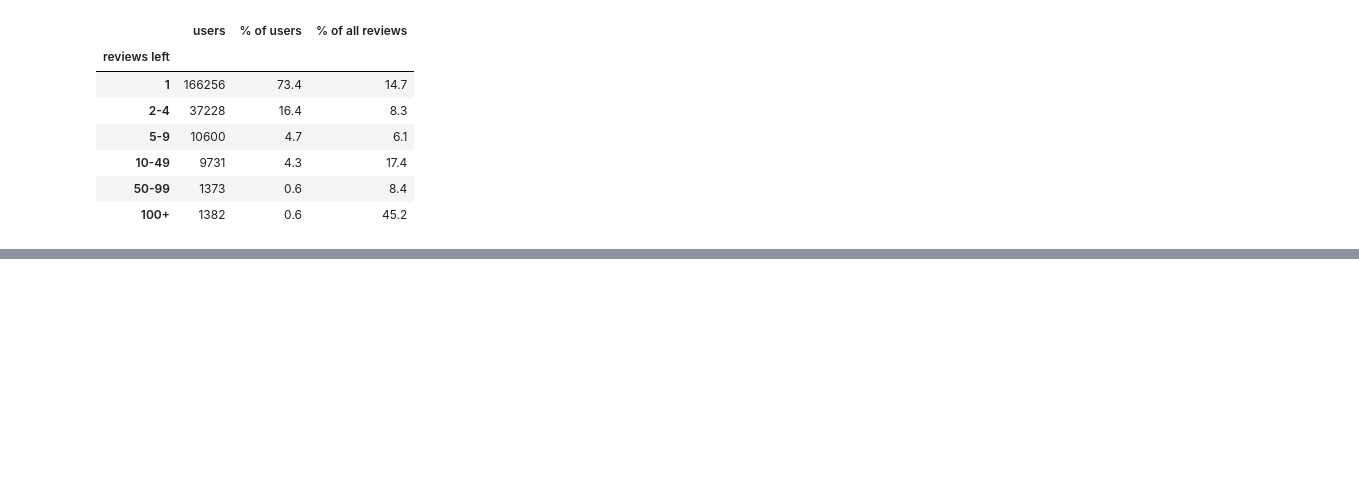
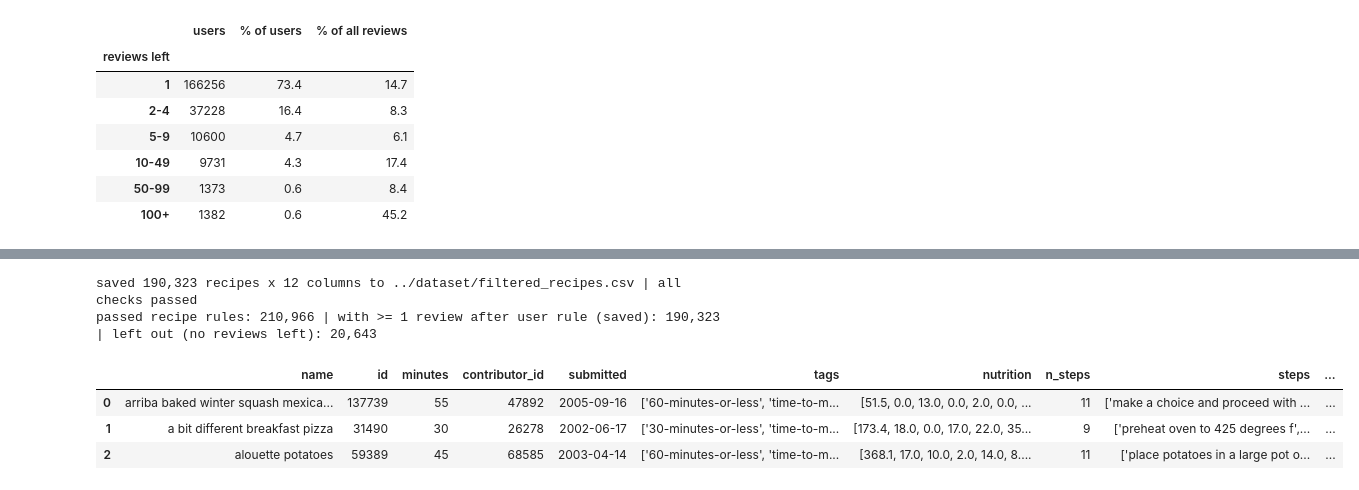
Before and after one commit to jut008/cse258-recipe-prediction-model, a Jupyter notebook: scratch/judy.ipynb, the cells around one changed output, grey strips where cells are left out. Drawn from its saved outputs; the diff is of its cells as text; code cells hidden in the pictures; blank space fills up the shorter version.

```diff
--- a/scratch/judy.ipynb
+++ b/scratch/judy.ipynb
@@ -106,0 +156,13 @@ users with 100+ reviews (last bar): 1,382 | 1,000+: 96
+# %%
+# sanity checks on the saved file
+chk = pd.read_csv(DATA_PATH + "filtered_interactions.csv")
+rec = recipes.set_index("id").loc[chk.recipe_id.unique()]
+assert (chk.rating > 0).all()
+assert rec.n_steps.between(MIN_STEPS, MAX_STEPS).all() and rec.n_ingredients.between(MIN_INGR, MAX_INGR).all()
+assert rec.minutes.between(MIN_MINUTES, MAX_MINUTES).all()
+assert chk.groupby("user_id").size().min() >= MIN_USER_REVIEWS
+print(f"saved {len(chk):,} rows to {DATA_PATH}filtered_interactions.csv | all checks passed")
+print("rating shares: " + " | ".join(f"{r}: {s:.1%}" for r, s in chk.rating.value_counts(normalize=True).sort_index().items()))
+print(f"reviews per user: min {chk.groupby('user_id').size().min()} | median {chk.groupby('user_id').size().median():.0f} | max {chk.groupby('user_id').size().max():,}")
+print(f"reviews per recipe: min {chk.groupby('recipe_id').size().min()} | median {chk.groupby('recipe_id').size().median():.0f} | max {chk.groupby('recipe_id').size().max():,}")
+chk.head()
@@ -106,0 +183,20 @@ users with 100+ reviews (last bar): 1,382 | 1,000+: 96
+# %%
+filtered_recipes = recipes[recipes.id.isin(filtered.recipe_id)].reset_index(drop=True)
+filtered_recipes.to_csv(DATA_PATH + "filtered_recipes.csv", index=False)
+
+chk_r = pd.read_csv(DATA_PATH + "filtered_recipes.csv")
+assert list(chk_r.columns) == list(recipes.columns)
+assert set(chk_r.id) == set(filtered.recipe_id)
+assert chk_r.n_steps.between(MIN_STEPS, MAX_STEPS).all() and chk_r.n_ingredients.between(MIN_INGR, MAX_INGR).all()
+assert chk_r.minutes.between(MIN_MINUTES, MAX_MINUTES).all()
+print(f"saved {len(chk_r):,} recipes x {chk_r.shape[1]} columns to {DATA_PATH}filtered_recipes.csv | all checks passed")
+print(f"passed recipe rules: {len(ok):,} | with >= 1 review after user rule (saved): {len(chk_r):,} | "
+      f"left out (no reviews left): {len(ok) - len(chk_r):,}")
+chk_r.head(3)
+# %% [output]
+saved 190,323 recipes x 12 columns to ../dataset/filtered_recipes.csv | all checks passed
+passed recipe rules: 210,966 | with >= 1 review after user rule (saved): 190,323 | left out (no reviews left): 20,643
+|  | name | id | minutes | contributor_id | submitted | tags | nutrition | n_steps | steps | ... |
+| 0 | arriba baked winter squash mexica... | 137739 | 55 | 47892 | 2005-09-16 | ['60-minutes-or-less', 'time-to-m... | [51.5, 0.0, 13.0, 0.0, 2.0, 0.0, ... | 11 | ['make a choice and proceed with ... | ... |
+| 1 | a bit different breakfast pizza | 31490 | 30 | 26278 | 2002-06-17 | ['30-minutes-or-less', 'time-to-m... | [173.4, 18.0, 0.0, 17.0, 22.0, 35... | 9 | ['preheat oven to 425 degrees f',... | ... |
+| 2 | alouette potatoes | 59389 | 45 | 68585 | 2003-04-14 | ['60-minutes-or-less', 'time-to-m... | [368.1, 17.0, 10.0, 2.0, 14.0, 8.... | 11 | ['place potatoes in a large pot o... | ... |
```
Also changed, not shown: parts of 6 cells of this notebook, 1 other file.
